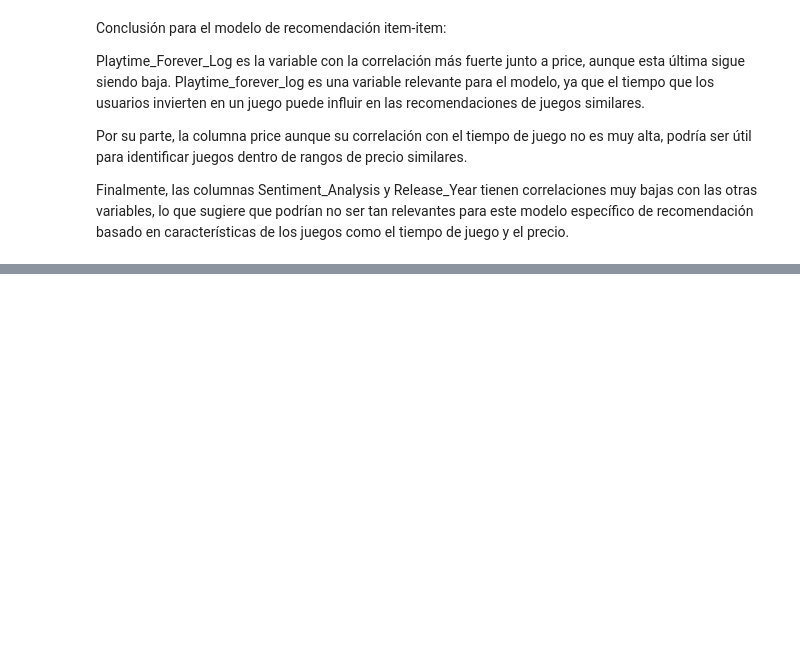
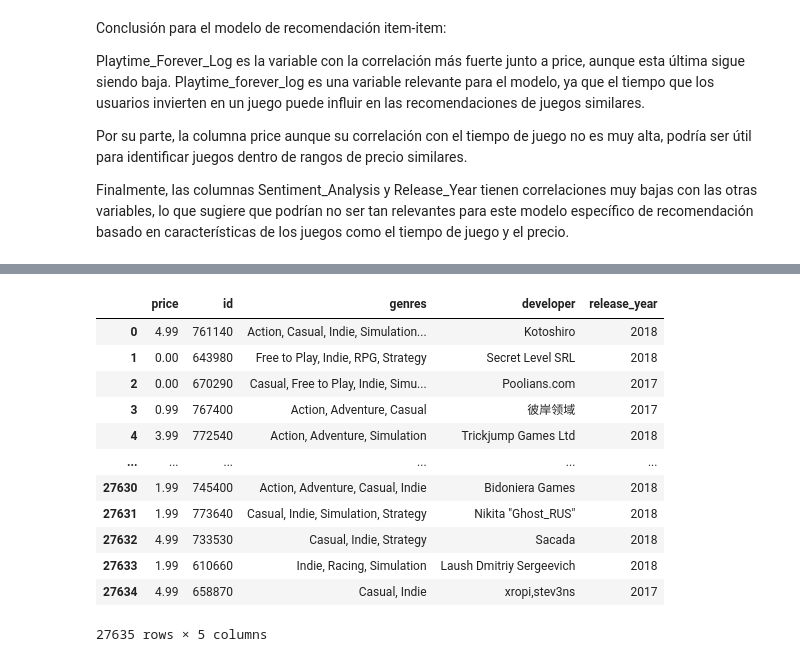
Before and after one commit to NICOLAS-ANTONIO/PI_ML, a Jupyter notebook: Notebooks/EDA.ipynb, the cells around one changed output, grey strips where cells are left out. Drawn from its saved outputs; the diff is of its cells as text; code cells hidden in the pictures; blank space fills up the shorter version.

```diff
--- a/Notebooks/EDA.ipynb
+++ b/Notebooks/EDA.ipynb
@@ -638,3 +659,22 @@ Finalmente, las columnas Sentiment_Analysis y Release_Year tienen correlaciones
+# %%
+# Eliminar las columnas no deseadas
+df_sg.drop(["title", "early_access"], axis=1, inplace=True)
+# %%
+df_sg
+# %% [output]
+|  | price | id | genres | developer | release_year |
+| 0 | 4.99 | 761140 | Action, Casual, Indie, Simulation... | Kotoshiro | 2018 |
+| 1 | 0.00 | 643980 | Free to Play, Indie, RPG, Strategy | Secret Level SRL | 2018 |
+| 2 | 0.00 | 670290 | Casual, Free to Play, Indie, Simu... | Poolians.com | 2017 |
+| 3 | 0.99 | 767400 | Action, Adventure, Casual | 彼岸领域 | 2017 |
+| 4 | 3.99 | 772540 | Action, Adventure, Simulation | Trickjump Games Ltd | 2018 |
+| ... | ... | ... | ... | ... | ... |
+| 27630 | 1.99 | 745400 | Action, Adventure, Casual, Indie | Bidoniera Games | 2018 |
+| 27631 | 1.99 | 773640 | Casual, Indie, Simulation, Strategy | Nikita "Ghost_RUS" | 2018 |
+| 27632 | 4.99 | 733530 | Casual, Indie, Strategy | Sacada | 2018 |
+| 27633 | 1.99 | 610660 | Indie, Racing, Simulation | Laush Dmitriy Sergeevich | 2018 |
+| 27634 | 4.99 | 658870 | Casual, Indie | xropi,stev3ns | 2017 |
+27635 rows × 5 columns
 # %%
 
 # Guardar df_ui en formato Parquet
```
Also changed, not shown: parts of 6 cells of this notebook, 4 other files.
